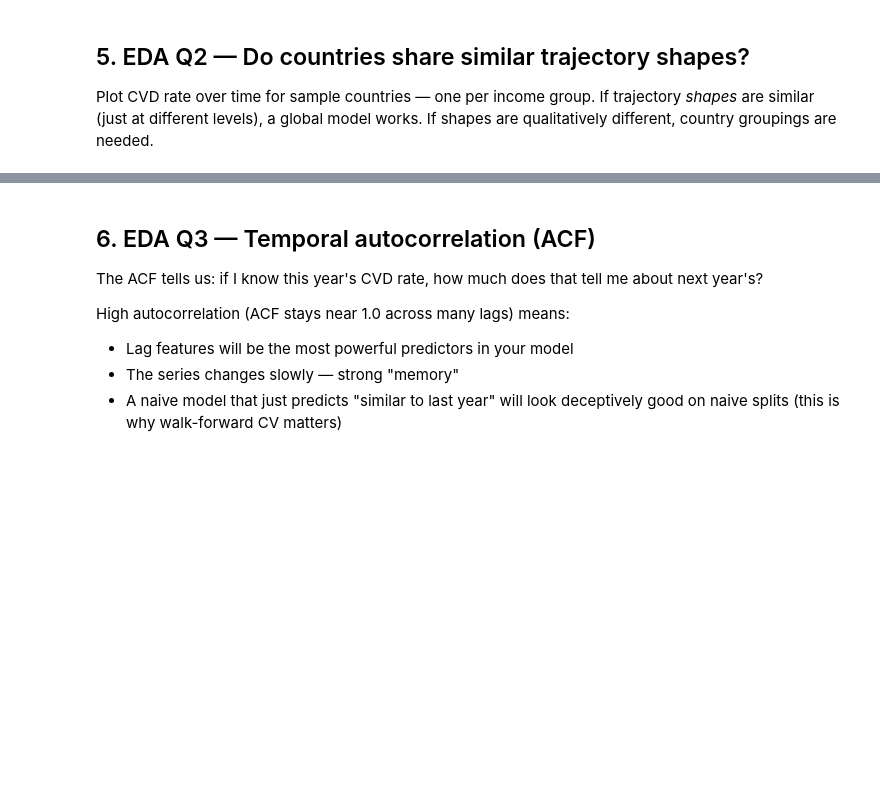
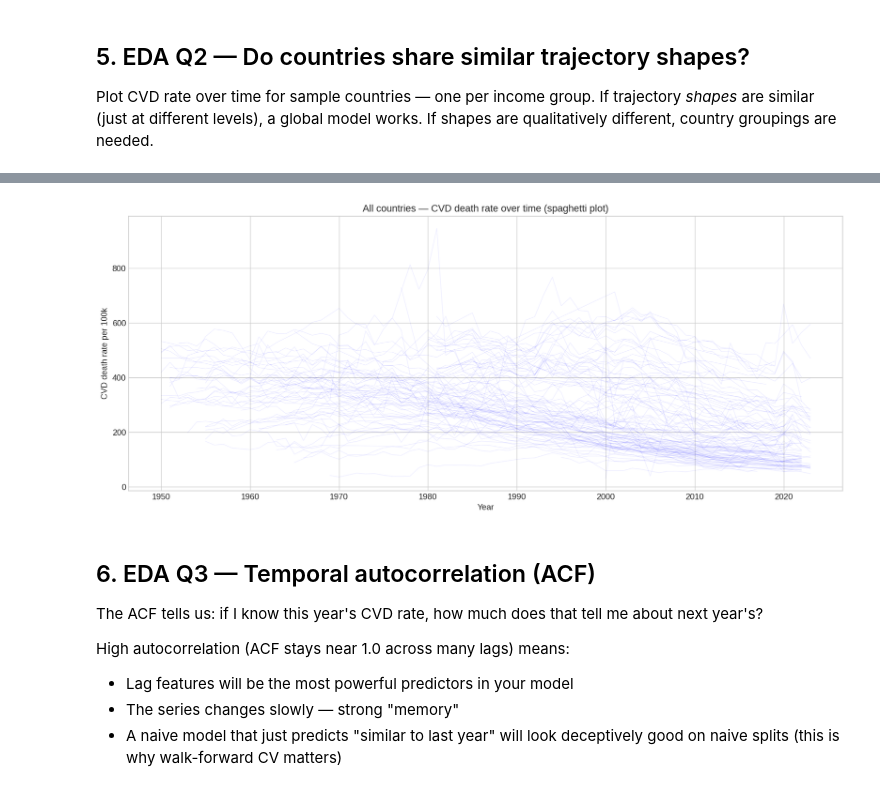
Before and after one commit to onchonga-programmer/cardiovascular-diseases, a Jupyter notebook: data_ingestion/notebooks/01_eda.ipynb, the cells around one changed output, grey strips where cells are left out. Drawn from its saved outputs; the diff is of its cells as text; code cells hidden in the pictures; blank space fills up the shorter version.

Commit message:
analyse and clean owid data

```diff
--- a/data_ingestion/notebooks/01_eda.ipynb
+++ b/data_ingestion/notebooks/01_eda.ipynb
@@ -170,3 +247,24 @@ print(f"Countries with >= 30 years: {(year_coverage['n_years'] >= 30).sum()}")
 Plot CVD rate over time for sample countries — one per income group.
 If trajectory *shapes* are similar (just at different levels), a global model works.
 If shapes are qualitatively different, country groupings are needed.
+# %%
+# Check which sample countries are actually in the dataset
+print("Checking sample countries against OWID data:")
+owid_countries = set(df_countries["country"].unique())
+
+for country in SAMPLE_COUNTRIES:
+    if country in owid_countries:
+        print(f"  [OK] {country}")
+    else:
+        # Find similar names
+        candidates = [c for c in owid_countries if country.lower() in c.lower() or c.lower() in country.lower()]
+        if candidates:
+            print(f"  [MISSING] {country}")
+            print(f"    -> Possible matches: {candidates[:3]}")
+        else:
+            print(f"  [NOT FOUND] {country}")
+
+print(f"\nTotal unique countries in dataset: {len(owid_countries)}")
+print("\nFirst 20 countries alphabetically:")
+for i, country in enumerate(sorted(owid_countries)[:20]):
+    print(f"  {country}")
@@ -172,0 +289,16 @@ If shapes are qualitatively different, country groupings are needed.
+# %%
+# Search for missing countries with flexible matching
+missing_countries = ["China", "India", "Nigeria", "Pakistan", "Ethiopia", "Mali", "Chad"]
+
+print("Searching for missing countries with partial matching:")
+for country in missing_countries:
+    partial = [c for c in owid_countries if country.lower() in c.lower()]
+    if partial:
+        print(f"  {country}: {partial}")
+    else:
+        print(f"  {country}: NOT FOUND in dataset")
+
+# Print all available countries sorted
+print("\n\nAll 117 countries in dataset (alphabetically):")
+for i, country in enumerate(sorted(owid_countries), 1):
+    print(f"  {i:3d}. {country}")
@@ -202,28 +354,30 @@ plt.show()
 # %%
 # Spaghetti plot — all countries overlaid.
 # The point is to see overall spread and any outlier trajectories.
 
 fig, ax = plt.subplots(figsize=(14, 6))
 
 for country, grp in df_countries.groupby("country"):
     grp_sorted = grp.sort_values("year")
     ax.plot(grp_sorted["year"], grp_sorted[TARGET_COL],
-            color="steelblue", alpha=0.07, linewidth=0.8)
+            color="blue", alpha=0.07, linewidth=0.8)
 
 # Overlay world aggregate for reference
 world = df_aggregates[df_aggregates["country"].str.lower().str.contains("world", na=False)]
 if not world.empty:
     world_s = world.sort_values("year")
     ax.plot(world_s["year"], world_s[TARGET_COL],
             color="firebrick", linewidth=2.5, label="World average", zorder=5)
     ax.legend()
 
 ax.set_xlabel("Year")
 ax.set_ylabel("CVD death rate per 100k")
 ax.set_title("All countries — CVD death rate over time (spaghetti plot)")
 plt.tight_layout()
-plt.savefig("eda_q2_spaghetti.png", dpi=150, bbox_inches="tight")
+#plt.savefig("eda_q2_spaghetti.png", dpi=150, bbox_inches="tight")
 plt.show()
+# %% [output]
+[figure, added]
 # %% [markdown]
 ## 6. EDA Q3 — Temporal autocorrelation (ACF)
 
```
Also changed, not shown: parts of 21 cells of this notebook.
